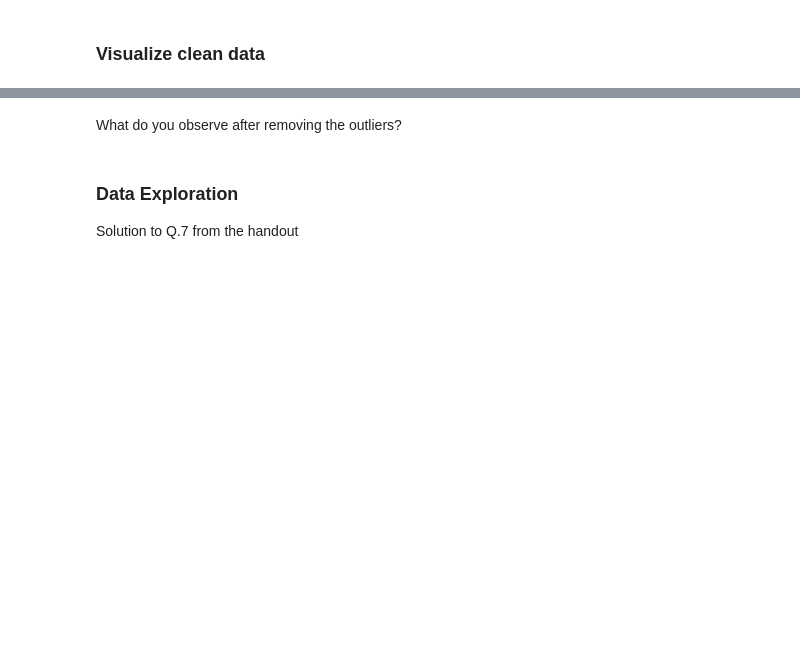
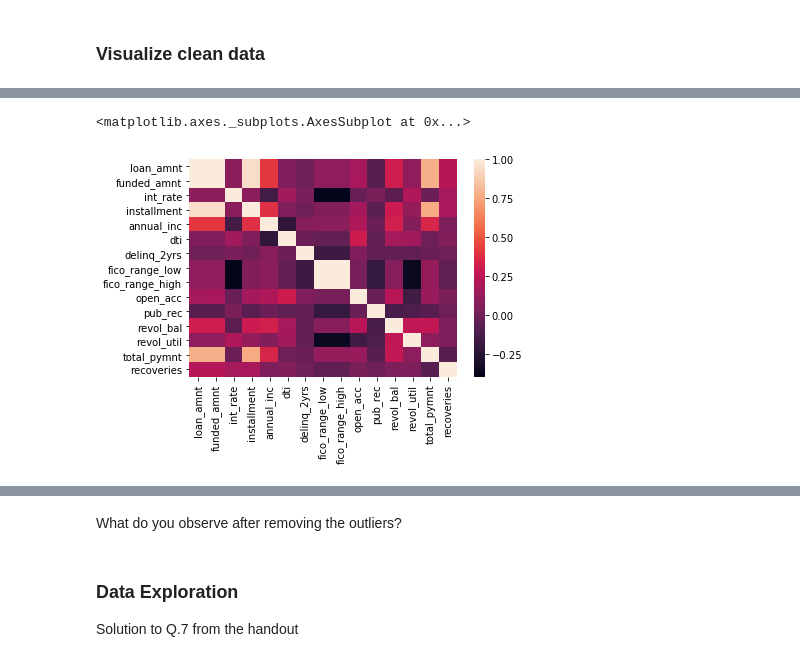
Before and after one commit to vickyzzn/LendingClubCase, a Jupyter notebook: CS-Phase 2 (2).ipynb, the cells around one changed output, grey strips where cells are left out. Saved outputs shown, nothing was run; the diff lists cells and outputs as text; code cells hidden in the pictures; blank space fills up the shorter version.

```diff
--- a/CS-Phase 2 (2).ipynb
+++ b/CS-Phase 2 (2).ipynb
@@ -407,16 +393,12 @@ final_data = final_data[final_data['annual_inc']<200000]
 final_data = final_data[final_data['dti']<50]
 final_data = final_data[final_data['delinq_2yrs']<10]
 final_data = final_data[final_data['open_acc']<25]
-final_data = final_data[final_data['pub_rec']<10]
-final_data = final_data[final_data['revol_bal']<100000]
 final_data = final_data[final_data['fico_range_high']<780]
 final_data = final_data[final_data['fico_range_low']<770]
 final_data = final_data[final_data['total_pymnt']<35000]
-final_data = final_data[final_data['recoveries']<1000]
 final_data = final_data[final_data['int_rate']<25]
 final_data = final_data[final_data['revol_util']<150]
-final_data = final_data[final_data['ret_PESS']<0.2]
-final_data = final_data[final_data['ret_OPT']<0.5]
+
 # remove outliers based kth obvious feature
 
 print("Removed " + str(n_rows - len(final_data)) + " rows")
@@ -497,3 +485,20 @@ visualize_date_columns()
+# %%
+features = ['id', 'loan_amnt', 'funded_amnt', 'term', 'int_rate', 'installment', 'grade', 'emp_length',
+'home_ownership', 'annual_inc', 'verification_status', 'issue_d',
+'purpose', 'dti', 'delinq_2yrs', 'earliest_cr_line', 'open_acc', 'pub_rec',
+'fico_range_high', 'fico_range_low', 'revol_bal', 'revol_util', 'total_pymnt',
+'last_pymnt_d', 'recoveries']
+
+feature = final_data[final_data.columns[final_data.columns.isin(features)]]
+# %%
+# Visualize the feature correlations
+corr = feature.corr()
+seaborn.heatmap(corr,
+            xticklabels=corr.columns.values,
+            yticklabels=corr.columns.values)
+# %% [output]
+<matplotlib.axes._subplots.AxesSubplot at 0x...>
+[figure, added]
 # %%
 # Visualize relation between loan status and features
 # sns pairplot or scatter plot. Refer to recitations
```
Also changed, not shown: parts of 11 cells of this notebook.
